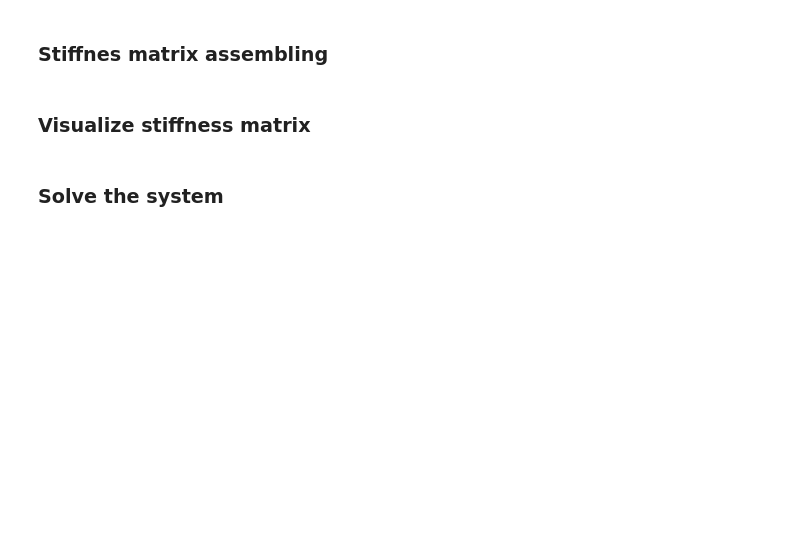
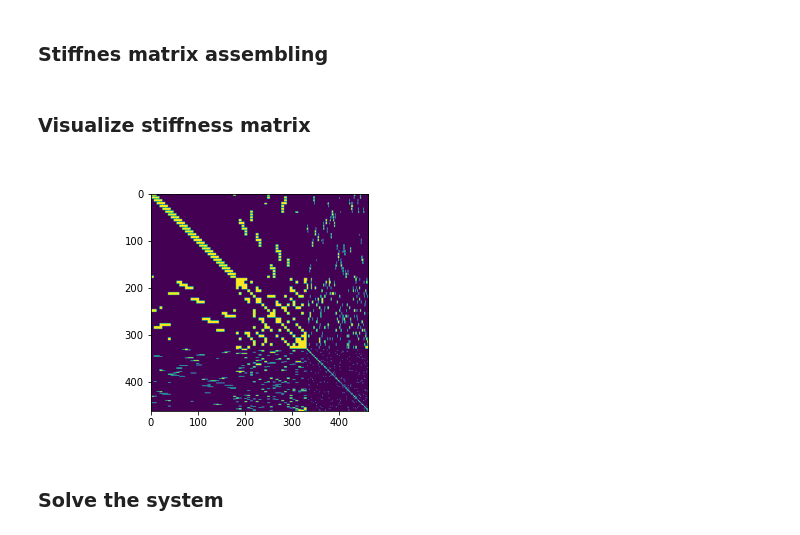
Before and after one commit to kamosevoyan/Diploma_work, a Jupyter notebook: Notebooks/Solutions/Biharmonic_equation_solution_on_polygonal_domain_argyris.ipynb, the cells around one changed output. Cells and saved outputs as stored; diff of their text form; code cells hidden in the pictures; blank space fills up the shorter version.

```diff
--- a/Notebooks/Solutions/Biharmonic_equation_solution_on_polygonal_domain_argyris.ipynb
+++ b/Notebooks/Solutions/Biharmonic_equation_solution_on_polygonal_domain_argyris.ipynb
@@ -96,7 +87,7 @@ right_part_values = np.zeros((total_points, 6))
 # %% [markdown]
 ### Define the right part of the equation
 # %%
-F = 1 * sympy.Float(1)
+F = sympy.Float(1)
 F_x = F.diff(x)
 F_y = F.diff(y)
 F_xx = F_x.diff(x)
@@ -116,3 +104,10 @@ right_part_values[:, 5] = sympy.lambdify((x, y), F_yy)(*points.T)
+# %%
+def orient(arg):
+
+    indices = np.argsort(arg[:3])
+    oriented = np.concatenate([arg[:3][indices], arg[3:][indices]])
+
+    return oriented
 # %% [markdown]
 ### Stiffnes matrix assembling
 # %%
@@ -407,9 +309,11 @@ for idx, element in enumerate(tqdm(triangles)):
 # %% [markdown]
 ### Visualize stiffness matrix
 # %%
-# fig, ax = plt.subplots()
-# ax.imshow(matrix != 0)
-# plt.show()
+fig, ax = plt.subplots()
+ax.imshow(matrix != 0)
+plt.show()
+# %% [output]
+[figure, added]
 # %% [markdown]
 ### Solve the system
 # %%
```
Also changed, not shown: parts of 23 cells of this notebook, 8 other files.
